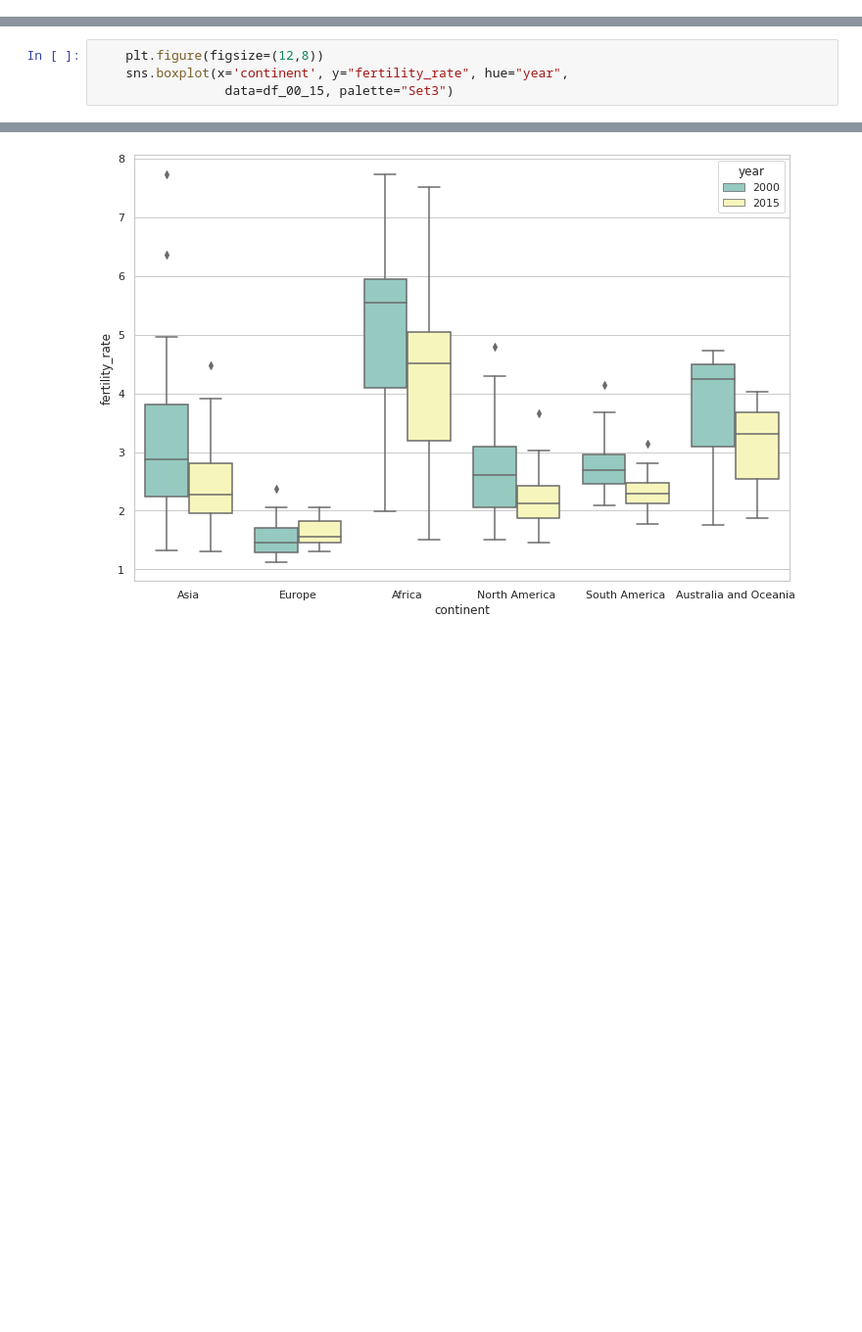
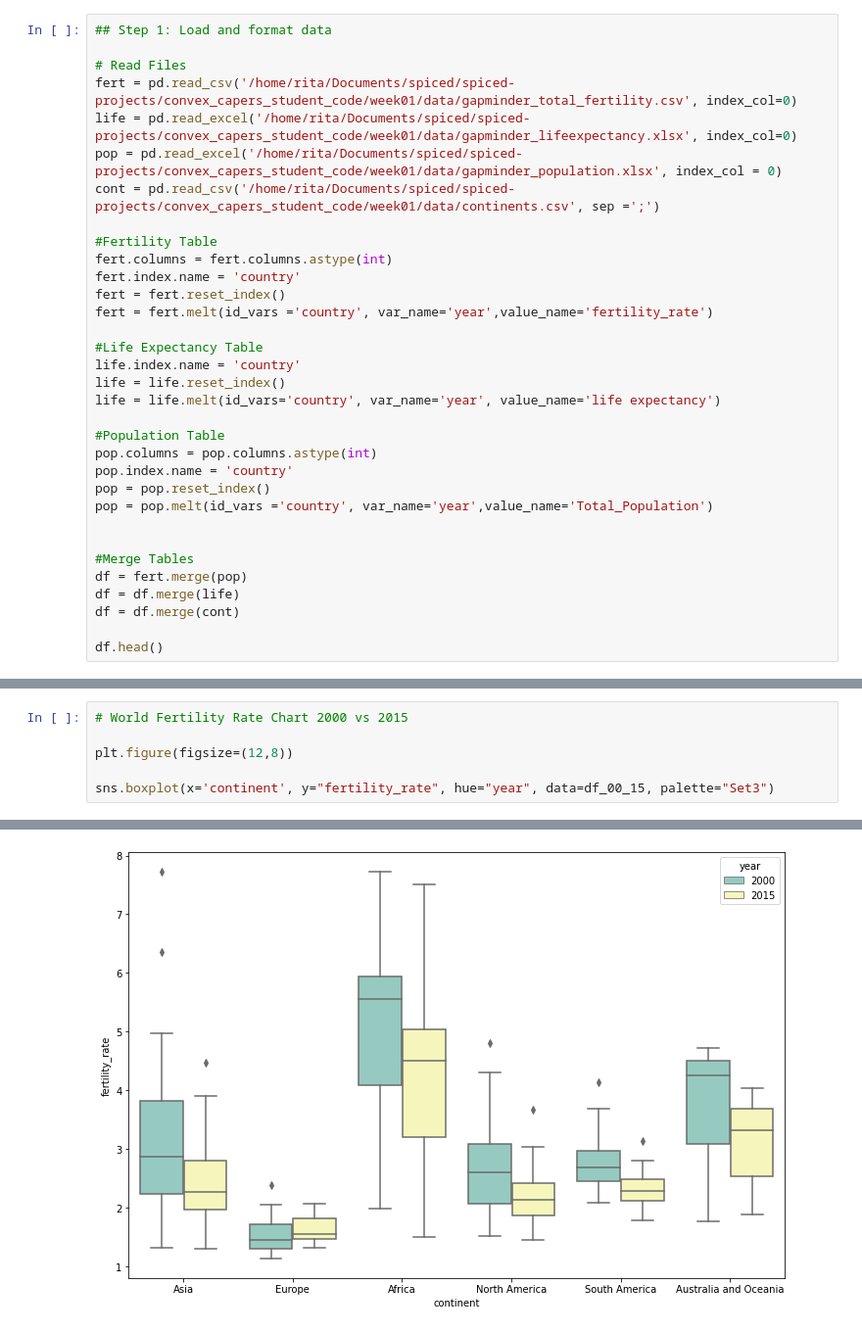
Before and after one commit to AnaRita93/spiced_projects, a Jupyter notebook: week01/week01_ Assignment_Ana_Rita_Santos.ipynb, the cells around one changed output, grey strips where cells are left out. Shown at 98% size. Drawn from its saved outputs; the diff is of its cells as text; blank space fills up the shorter version.

Commit message:
week01 assignment

```diff
--- a/week01/week01_ Assignment_Ana_Rita_Santos.ipynb
+++ b/week01/week01_ Assignment_Ana_Rita_Santos.ipynb
@@ -200,0 +23,33 @@ df_00_15.head(5)
+# %%
+## Step 1: Load and format data
+
+# Read Files
+fert = pd.read_csv('/home/rita/Documents/spiced/spiced-projects/convex_capers_student_code/week01/data/gapminder_total_fertility.csv', index_col=0)
+life = pd.read_excel('/home/rita/Documents/spiced/spiced-projects/convex_capers_student_code/week01/data/gapminder_lifeexpectancy.xlsx', index_col=0)
+pop = pd.read_excel('/home/rita/Documents/spiced/spiced-projects/convex_capers_student_code/week01/data/gapminder_population.xlsx', index_col = 0)
+cont = pd.read_csv('/home/rita/Documents/spiced/spiced-projects/convex_capers_student_code/week01/data/continents.csv', sep =';')
+
+#Fertility Table
+fert.columns = fert.columns.astype(int)
+fert.index.name = 'country'
+fert = fert.reset_index()
+fert = fert.melt(id_vars ='country', var_name='year',value_name='fertility_rate')
+
+#Life Expectancy Table
+life.index.name = 'country'
+life = life.reset_index()
+life = life.melt(id_vars='country', var_name='year', value_name='life expectancy')
+
+#Population Table
+pop.columns = pop.columns.astype(int)
+pop.index.name = 'country'
+pop = pop.reset_index()
+pop = pop.melt(id_vars ='country', var_name='year',value_name='Total_Population')
+
+
+#Merge Tables
+df = fert.merge(pop)
+df = df.merge(life)
+df = df.merge(cont)
+
+df.head()
@@ -201,8 +77,10 @@ df_00_15.head(5)
 # %%
-    plt.figure(figsize=(12,8))
-    sns.boxplot(x='continent', y="fertility_rate", hue="year",
-                 data=df_00_15, palette="Set3")
+# World Fertility Rate Chart 2000 vs 2015
+
+plt.figure(figsize=(12,8))
+
+sns.boxplot(x='continent', y="fertility_rate", hue="year", data=df_00_15, palette="Set3")
 # %% [output]
 <AxesSubplot:xlabel='continent', ylabel='fertility_rate'>
-[figure, old version]
+[figure, new version]
 # %%
```
Also changed, not shown: parts of 34 cells of this notebook.
